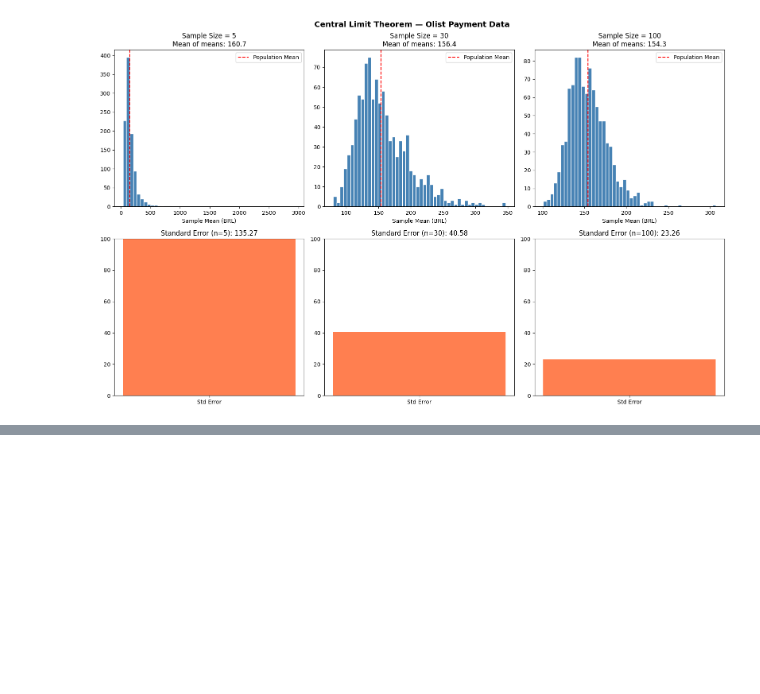
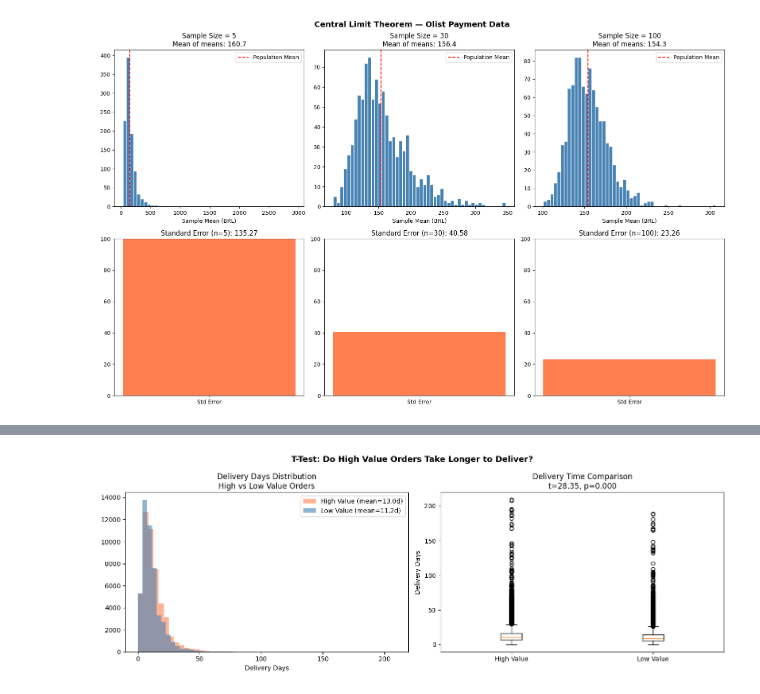
Before and after one commit to Deepesh6/olist-analytics-pipeline, a Jupyter notebook: eda_stats_week1.ipynb, the cells around one changed output, grey strips where cells are left out. Saved outputs shown, nothing was run; the diff lists cells and outputs as text; code cells hidden in the pictures; blank space fills up the shorter version.

```diff
--- a/eda_stats_week1.ipynb
+++ b/eda_stats_week1.ipynb
@@ -181,0 +229,24 @@ plt.show()
+# %%
+# drop nulls
+df_orders_clean = df_orders.dropna(subset=['delivery_days'])
+
+# aggregate payments to order level (some orders have multiple payments)
+df_pay_agg = df_payments.groupby('order_id')['payment_value'].sum().reset_index()
+
+# Merge delivery days with payment value
+df_merged = pd.merge(df_orders_clean, df_pay_agg, on='order_id', how = 'inner')
+print("Merged shape:", df_merged.shape)
+
+# split into high vs low using median as threshold
+median_payment = df_merged['payment_value'].median()
+print(f"Median Payment Value: {median_payment} BRL")
+
+# we need the delivery days of those high value payments
+df_high = df_merged[df_merged['payment_value'] > median_payment]['delivery_days']
+# we need the delivery days of those low value payments
+df_low = df_merged[df_merged['payment_value'] <= median_payment]['delivery_days']
+
+print(f"\nHigh value orders: {len(df_high)}")  # contains number of HVO
+print(f"Low value orders: {len(df_low)}")   # contains number of LVO
+print(f"\nHigh value mean delivery: {df_high.mean():.2f} days")  # mean of delivery days of HVO
+print(f"Low value mean delivery: {df_low.mean():.2f} days")   # mean of delivery days of LVO
@@ -181,0 +298,21 @@ plt.show()
+# %%
+fig, axes = plt.subplots(1, 2, figsize=(14, 5))
+
+# Distribution of delivery days for both groups
+axes[0].hist(df_high, bins=50, alpha=0.6, color='coral', label=f'High Value (mean={df_high.mean():.1f}d)')
+axes[0].hist(df_low, bins=50, alpha=0.6, color='steelblue', label=f'Low Value (mean={df_low.mean():.1f}d)')
+axes[0].set_title('Delivery Days Distribution\nHigh vs Low Value Orders')
+axes[0].set_xlabel('Delivery Days')
+axes[0].legend()
+
+# Boxplot comparison
+axes[1].boxplot([df_high, df_low], labels=['High Value', 'Low Value'])
+axes[1].set_title(f'Delivery Time Comparison\nt={t_stat:.2f}, p≈0.000')
+axes[1].set_ylabel('Delivery Days')
+
+plt.suptitle('T-Test: Do High Value Orders Take Longer to Deliver?', fontsize=13, fontweight='bold')
+plt.tight_layout()
+plt.savefig('ttest_delivery.png', dpi=150, bbox_inches='tight')
+plt.show()
+# %% [output]
+[figure, added]
```
Also changed, not shown: parts of 6 cells of this notebook, 1 other file.
